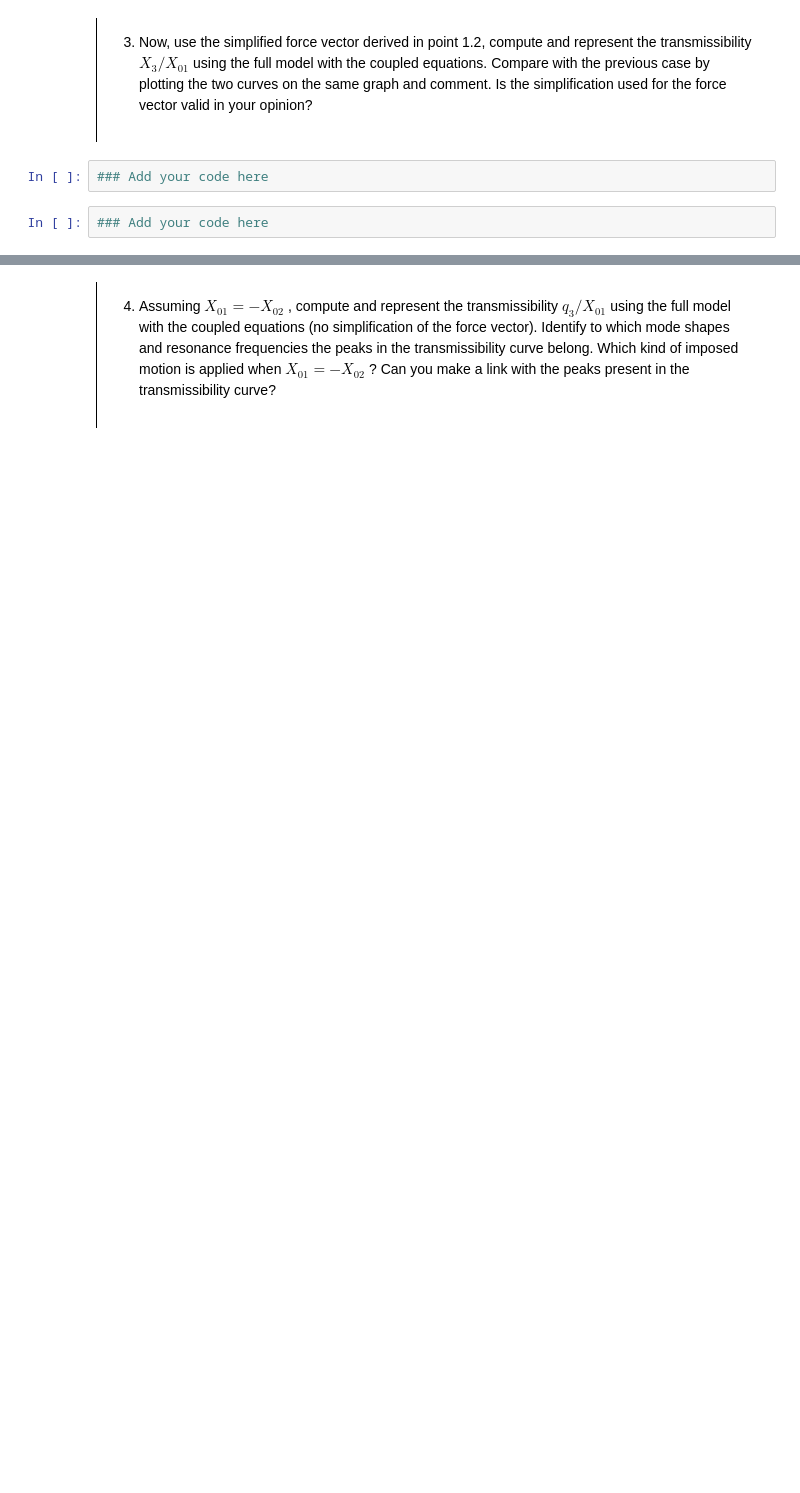
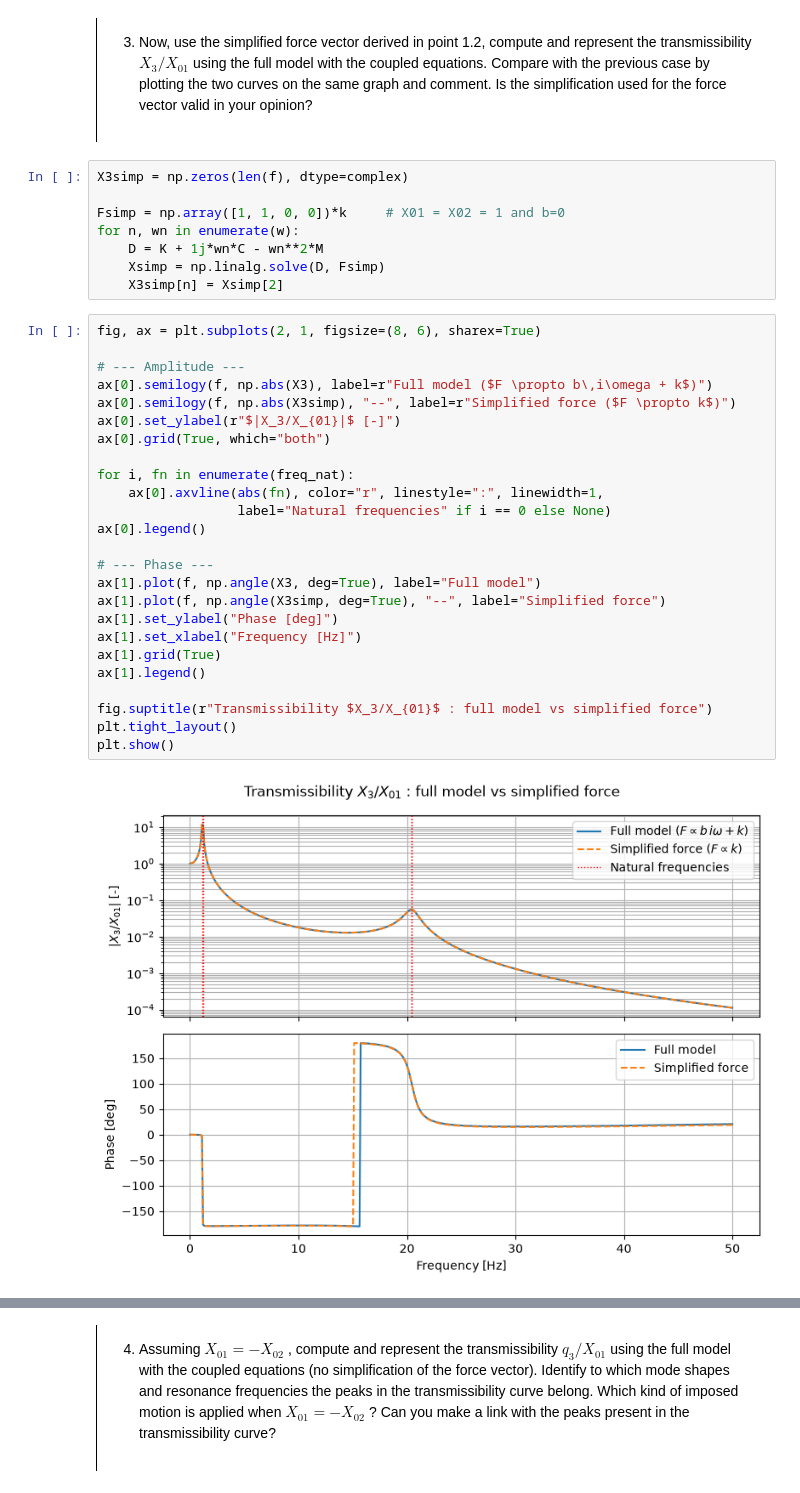
Before and after one commit to pierre-ulb/MV2627_Exercises, a Jupyter notebook: Project2627/project.ipynb, the cells around one changed output, grey strips where cells are left out. Drawn from its saved outputs; the diff is of its cells as text; blank space fills up the shorter version.

```diff
--- a/Project2627/project.ipynb
+++ b/Project2627/project.ipynb
@@ -154,7 +250,38 @@ f = np.zeros((4, 1))
 3. Now, use the simplified force vector derived in point 1.2, compute and represent the transmissibility $X_{3}/X_{01}$ using the full model with the coupled equations. Compare with the previous case by plotting the two curves on the same graph and comment. Is the simplification used for the force vector valid in your opinion?
 
 </div>
-# %%
-### Add your code here
-# %%
-### Add your code here
+# %%
+X3simp = np.zeros(len(f), dtype=complex)
+
+Fsimp = np.array([1, 1, 0, 0])*k     # X01 = X02 = 1 and b=0
+for n, wn in enumerate(w):
+    D = K + 1j*wn*C - wn**2*M
+    Xsimp = np.linalg.solve(D, Fsimp)
+    X3simp[n] = Xsimp[2]
+# %%
+fig, ax = plt.subplots(2, 1, figsize=(8, 6), sharex=True)
+
+# --- Amplitude ---
+ax[0].semilogy(f, np.abs(X3), label=r"Full model ($F \propto b\,i\omega + k$)")
+ax[0].semilogy(f, np.abs(X3simp), "--", label=r"Simplified force ($F \propto k$)")
+ax[0].set_ylabel(r"$|X_3/X_{01}|$ [-]")
+ax[0].grid(True, which="both")
+
+for i, fn in enumerate(freq_nat):
+    ax[0].axvline(abs(fn), color="r", linestyle=":", linewidth=1,
+                  label="Natural frequencies" if i == 0 else None)
+ax[0].legend()
+
+# --- Phase ---
+ax[1].plot(f, np.angle(X3, deg=True), label="Full model")
+ax[1].plot(f, np.angle(X3simp, deg=True), "--", label="Simplified force")
+ax[1].set_ylabel("Phase [deg]")
+ax[1].set_xlabel("Frequency [Hz]")
+ax[1].grid(True)
+ax[1].legend()
+
+fig.suptitle(r"Transmissibility $X_3/X_{01}$ : full model vs simplified force")
+plt.tight_layout()
+plt.show()
+# %% [output]
+[figure, added]
```
Also changed, not shown: parts of 50 cells of this notebook, 1 other file.
